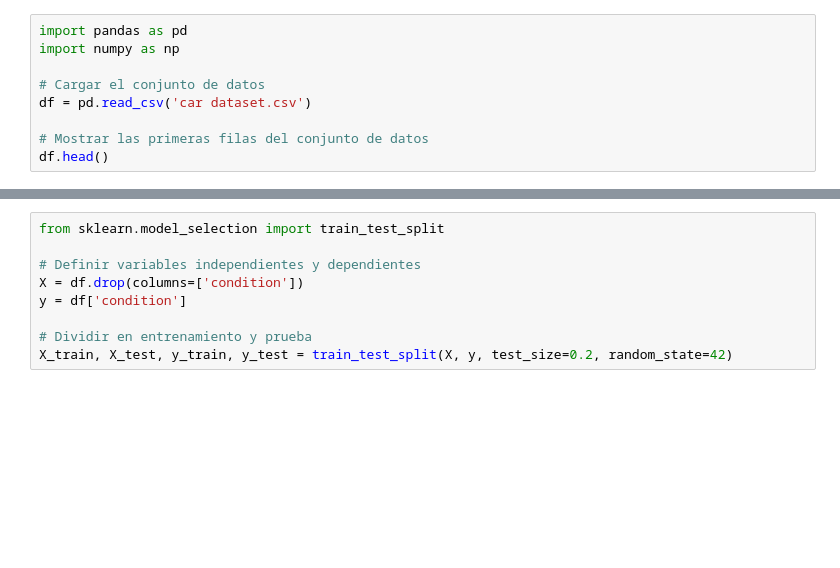
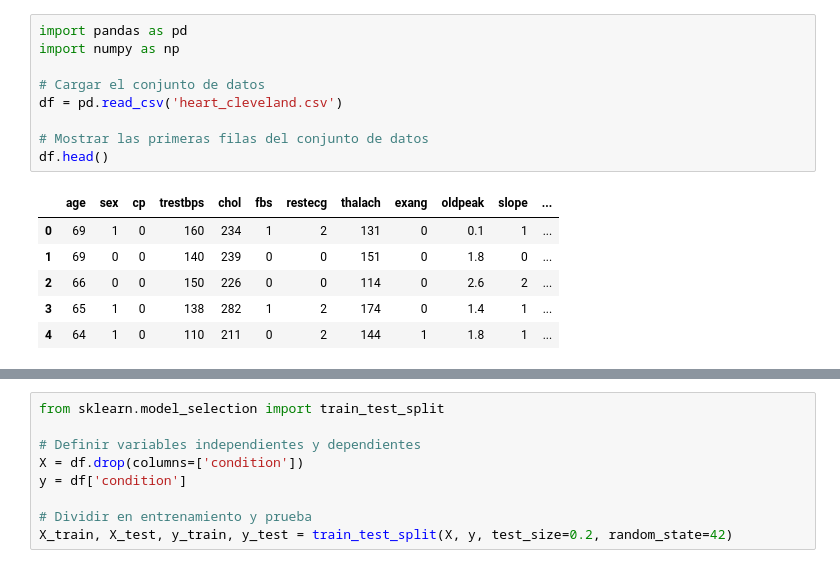
Before and after one commit to afpiraa/TAREA-3, a Jupyter notebook: regresion_logistica_uci.ipynb, the cells around one changed output, grey strips where cells are left out. Drawn from its saved outputs; the diff is of its cells as text; blank space fills up the shorter version.

```diff
--- a/regresion_logistica_uci.ipynb
+++ b/regresion_logistica_uci.ipynb
@@ -1,12 +1,19 @@
 # %%
 import pandas as pd
 import numpy as np
 
 # Cargar el conjunto de datos
-df = pd.read_csv('car dataset.csv')
+df = pd.read_csv('heart_cleveland.csv')
 
 # Mostrar las primeras filas del conjunto de datos
 df.head()
+# %% [output]
+|  | age | sex | cp | trestbps | chol | fbs | restecg | thalach | exang | oldpeak | slope | ... |
+| 0 | 69 | 1 | 0 | 160 | 234 | 1 | 2 | 131 | 0 | 0.1 | 1 | ... |
+| 1 | 69 | 0 | 0 | 140 | 239 | 0 | 0 | 151 | 0 | 1.8 | 0 | ... |
+| 2 | 66 | 0 | 0 | 150 | 226 | 0 | 0 | 114 | 0 | 2.6 | 2 | ... |
+| 3 | 65 | 1 | 0 | 138 | 282 | 1 | 2 | 174 | 0 | 1.4 | 1 | ... |
+| 4 | 64 | 1 | 0 | 110 | 211 | 0 | 2 | 144 | 1 | 1.8 | 1 | ... |
 # %%
 # Información general del conjunto de datos
 df.info()
```
Also changed, not shown: parts of 7 cells of this notebook.
